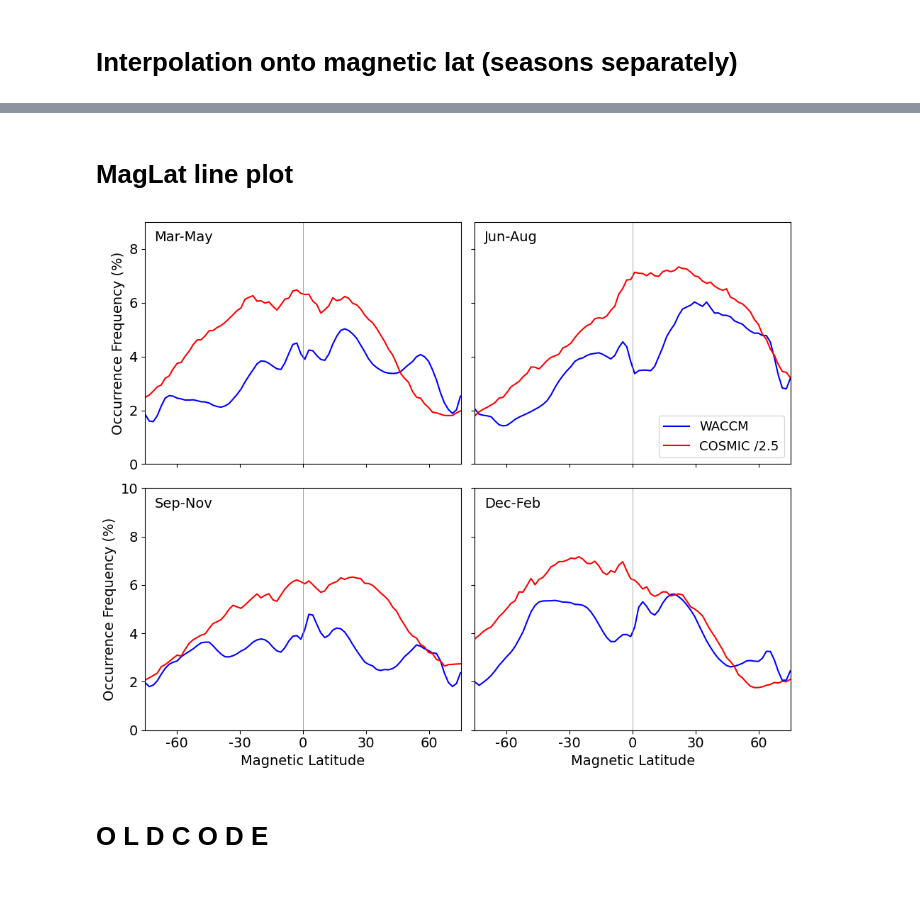
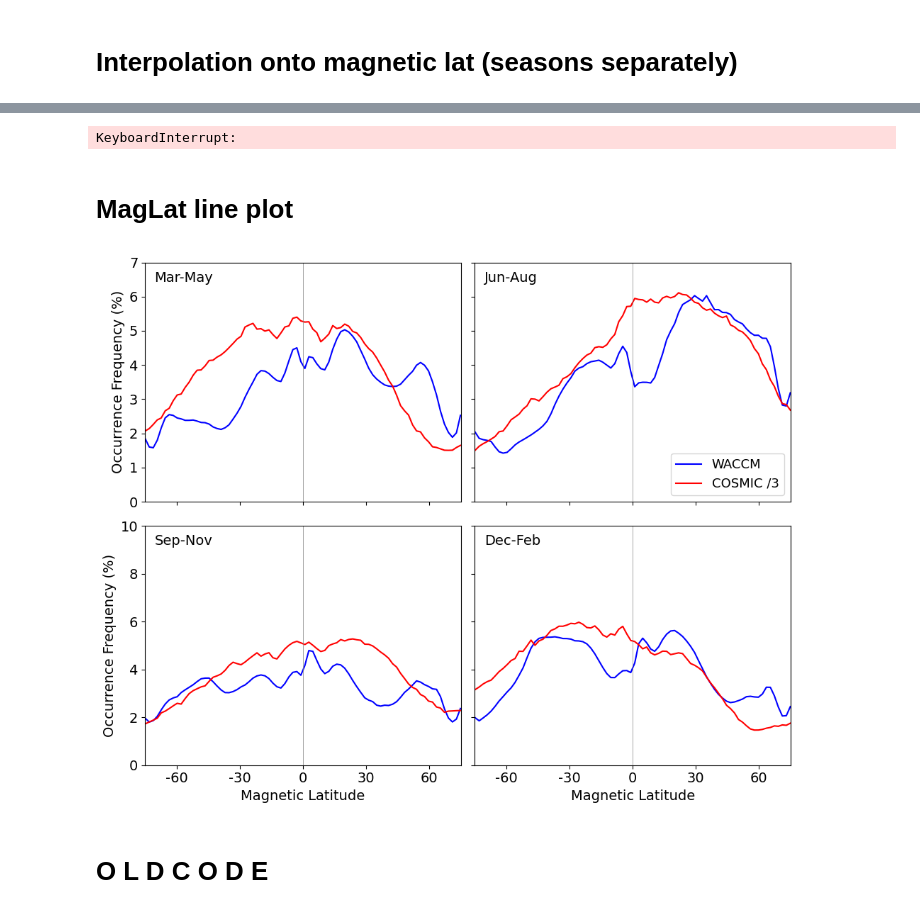
Before and after one commit to tashaay/SpE_Identification_Notebooks, a Jupyter notebook: Mag_Lats_Interp-Daviddata.ipynb, the cells around one changed output, grey strips where cells are left out. Saved outputs shown, nothing was run; the diff lists cells and outputs as text; code cells hidden in the pictures.

```diff
--- a/Mag_Lats_Interp-Daviddata.ipynb
+++ b/Mag_Lats_Interp-Daviddata.ipynb
@@ -119,2 +131,44 @@ for season, dataset in zip(seasons, datasets):
+# %%
+########### Interpolate to mag lat ##########
+#============================================
+
+ALATM = ds['ALATM']     #time,lat,lon
+avALATM = np.mean(ALATM, axis=0)   # Average over time dimension -> [lat,lon]
+
+lat_min = -75  # Replace with your minimum latitude
+lat_max = 75   # Replace with your maximum latitude
+
+latsl = lat_spr_lon.sel(latitude=slice(lat_min, lat_max))
+nlat = len(latsl)
+nlats = np.arange(0,nlat)
+
+nlons = np.arange(0,144)
+n = np.zeros((nlat, 144 ))
+
+# Define seasons and corresponding datasets
+seasons = ['spr', 'sum', 'aut', 'win']
+datasets = [output_spr_lon, output_sum_lon, output_aut_lon, output_win_lon]
+
+# Initialize arrays for each season
+n_values = {season: np.zeros((nlat, nlons.size)) for season in seasons}
+Occ_Fr_maglat = {season: np.zeros(nlat) for season in seasons}
+
+# Loop through seasons
+for season, dataset in zip(seasons, datasets):
+    # Select the relevant dataset for the current season
+    ds_season = dataset['ocfr_lon'].sel(latitude=slice(lat_min, lat_max))
+
+    # Loop through latitudes with a progress bar
+    for ilat in tqdm(nlats, desc=f'Processing {season} data', unit='latitude'):
+        for ilon in nlons:
+            fp = ds_season[:, ilon].values
+            xp = avALATM.sel(lat=slice(lat_min, lat_max))[:, ilon].values
+            x = latsl[ilat]
+            n_values[season][ilat, ilon] = np.interp(x, xp, fp)
+
+    # Calculate mean along the longitude axis
+    Occ_Fr_maglat[season] = np.mean(n_values[season], axis=1)
+# %% [output]
+KeyboardInterrupt:
 # %%
 ########### Save to nc file ##########
@@ -182,7 +237,7 @@ lat_values = np.arange(-90, 95, 5)
 lat_bin_edges = lat_values
 lat_bin_midpoints = (lat_bin_edges[:-1] + lat_bin_edges[1:]) / 2
 
-factor = 2.5
+factor = 3
 
 # Create a 2x2 subplot grid
 fig, axes = plt.subplots(nrows=2, ncols=2, figsize=(10, 8), sharex=True)
@@ -214,39 +269,39 @@ for ax in axes.flatten():
     ax.set_xticks(np.arange(-60, 61, 30))
     ax.set_xticklabels(np.arange(-60, 61, 30))
     #ax.legend()
-    ax.set_ylim(0, 9)
+    ax.set_ylim(0, 7)
 
 for i, row in enumerate(axes):
     for j, ax in enumerate(row):
         label = ['Mar-May', 'Jun-Aug', 'Sep-Nov','Dec-Feb'][i * 2 + j]
         ax.text(0.03, 0.92, label, transform=ax.transAxes, fontsize=14)
         ax.tick_params(axis='both', labelsize=14)
         if i == 1:
             ax.set_xlabel('Magnetic Latitude', fontsize=14)
             ax.set_yticks(np.arange(0, 11, 2))
         if j == 0:
             ax.set_ylabel('Occurrence Frequency (%)', fontsize=14)
         else:
             ax.set_yticklabels([])  # Set yticklabels to an empty list for other columns
 
 
 
 # Move the legend to the top right
 #axes[0, 0].legend(loc='upper right', fontsize=13)
 axes[0, 1].legend(loc='lower right', fontsize=13)
 # axes[1, 0].legend(loc='lower left', fontsize=13)
 # axes[1, 1].legend(loc='lower left', fontsize=13)
 
 # Adjust layout
 plt.tight_layout()
 
 # Save and show the figure
-figname = f'{run_name}_Combined_MagLat.png'
+figname = f'{run_name}_Combined_MagLat_f-{factor}.png'
 plt.savefig('Figures/Daviddata/' + str(figname), dpi=400, bbox_inches='tight')
 
 plt.show()
 # %% [output]
-[figure, old version]
+[figure, new version]
 # %% [markdown]
 # O L D  C O D E
 # %% [markdown]
```
Also changed, not shown: parts of 3 cells of this notebook, 49 other files.
